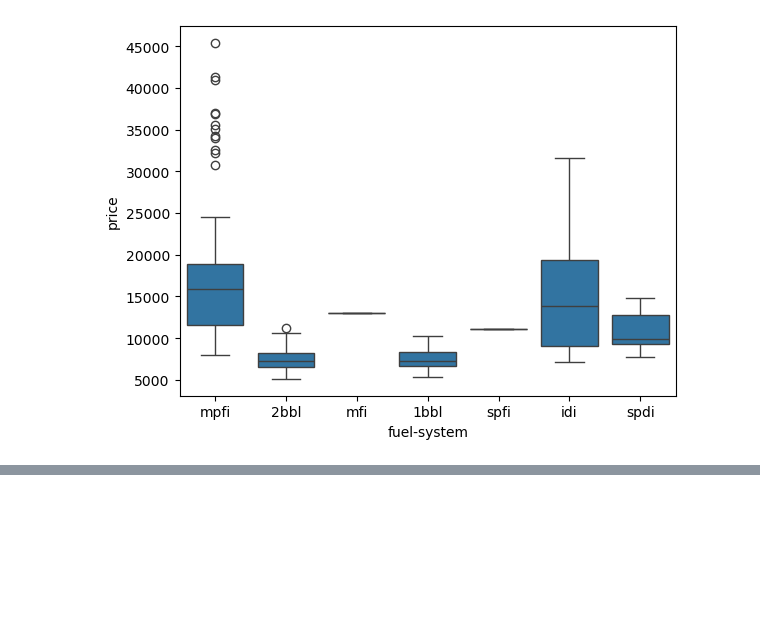
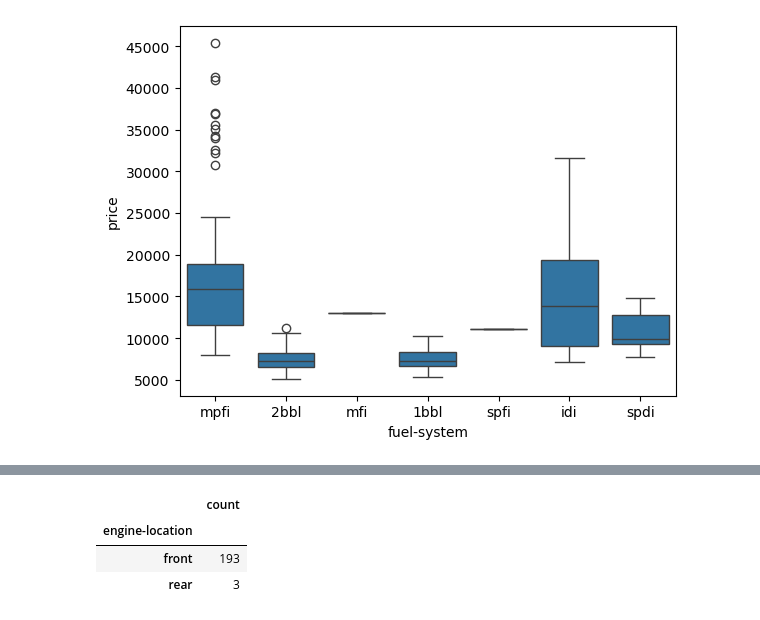
Before and after one commit to jgomezz/cpe_ciencia_datos_python, a Jupyter notebook: mod3_analitica_datos_python/semana_02_analisis_exploratorio_datos.ipynb, the cells around one changed output, grey strips where cells are left out. Saved outputs shown, nothing was run; the diff lists cells and outputs as text; code cells hidden in the pictures; blank space fills up the shorter version.

```diff
--- a/mod3_analitica_datos_python/semana_02_analisis_exploratorio_datos.ipynb
+++ b/mod3_analitica_datos_python/semana_02_analisis_exploratorio_datos.ipynb
@@ -229,0 +243,10 @@ sns.boxplot(x='fuel-system', y='price', data=df)
+# %%
+drive_wheels_counts = df['engine-location'].value_counts().to_frame()
+# drive_wheels_counts.rename(columns={'engine-location':'value_counts'}, inplace=True)
+# drive_wheels_counts.index.name = 'engine-location'
+drive_wheels_counts.head()
+# %% [output]
+|  | count |
+| engine-location |  |
+| front | 193 |
+| rear | 3 |
```
Also changed, not shown: parts of 2 cells of this notebook.
